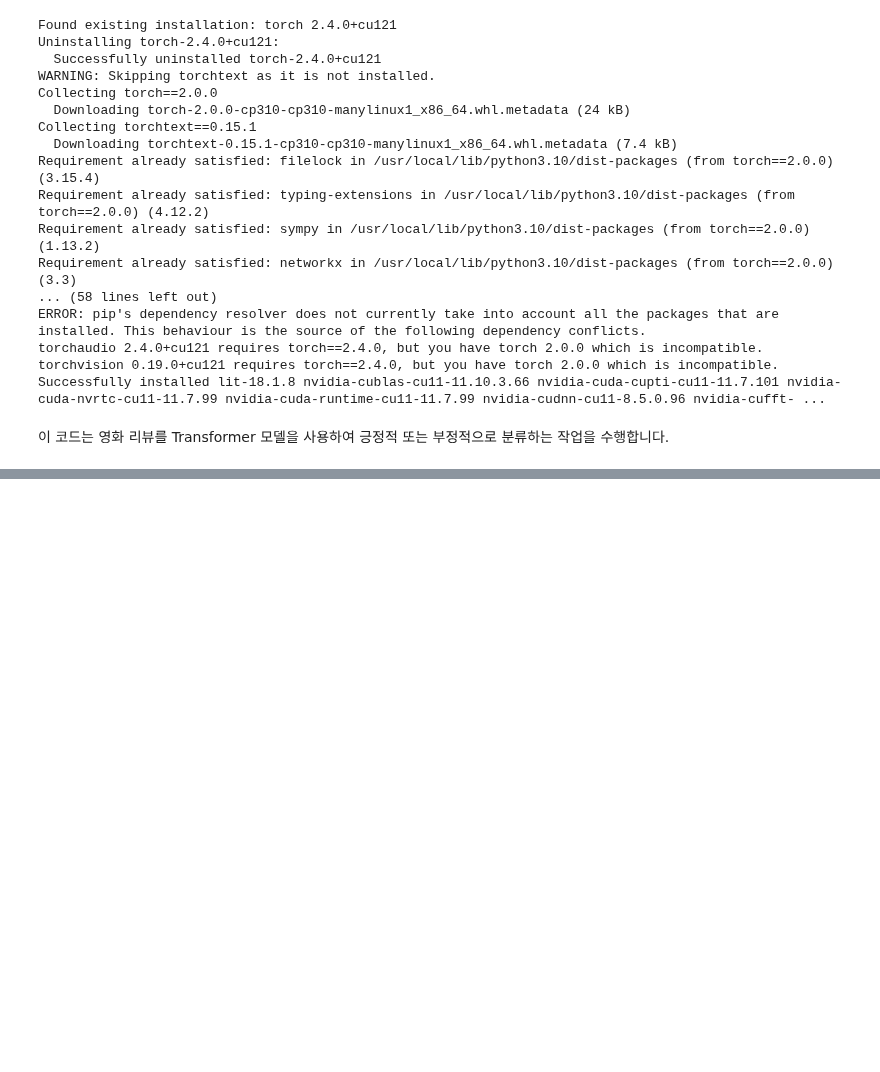
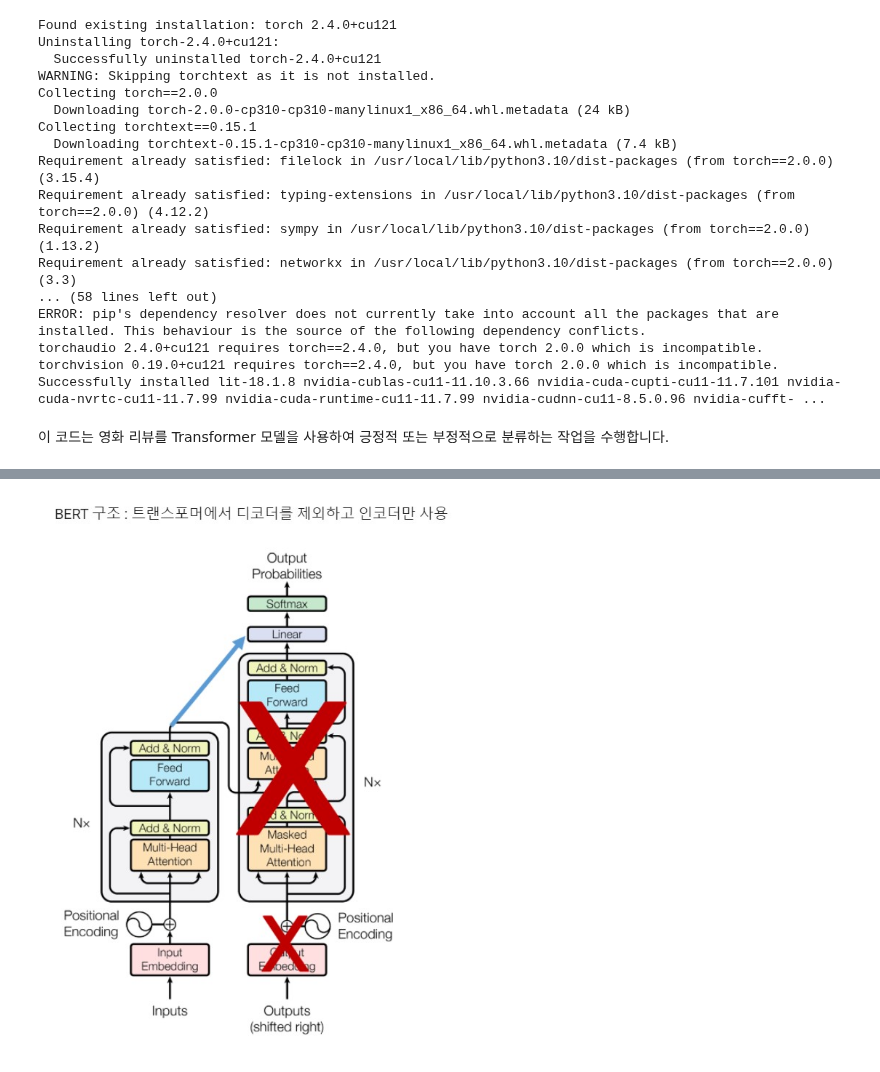
Before and after one commit to Kimhang-KDT/kita_2404, a Jupyter notebook: m7_NLP 응용/nlp_transfomers.ipynb, the cells around one changed output, grey strips where cells are left out. Saved outputs shown, nothing was run; the diff lists cells and outputs as text; code cells hidden in the pictures; blank space fills up the shorter version.

```diff
--- a/m7_NLP 응용/nlp_transfomers.ipynb
+++ b/m7_NLP 응용/nlp_transfomers.ipynb
@@ -547,0 +570,6 @@ print(f'Accuracy: {100 * correct / total}%')
+# %%
+from IPython.display import Image
+
+Image('/content/drive/MyDrive/KDT_2404/m7_NLP 응용/dataset/bert.jpg', width=600, height=400)
+# %% [output]
+[figure, added]
```
Also changed, not shown: parts of 7 cells of this notebook, 1 other file.
